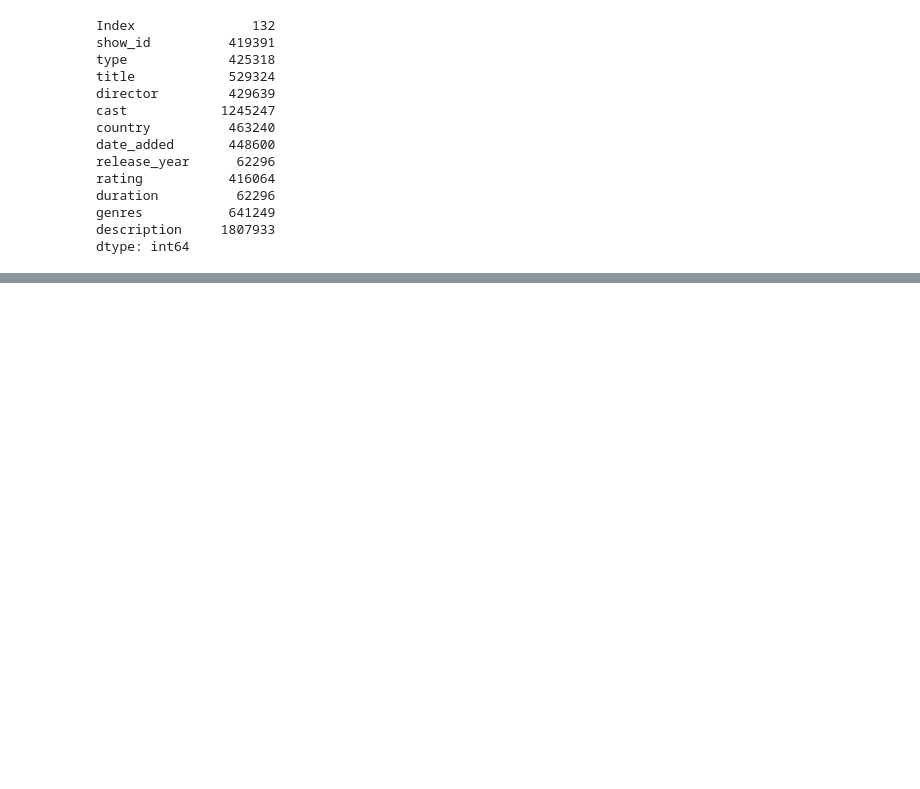
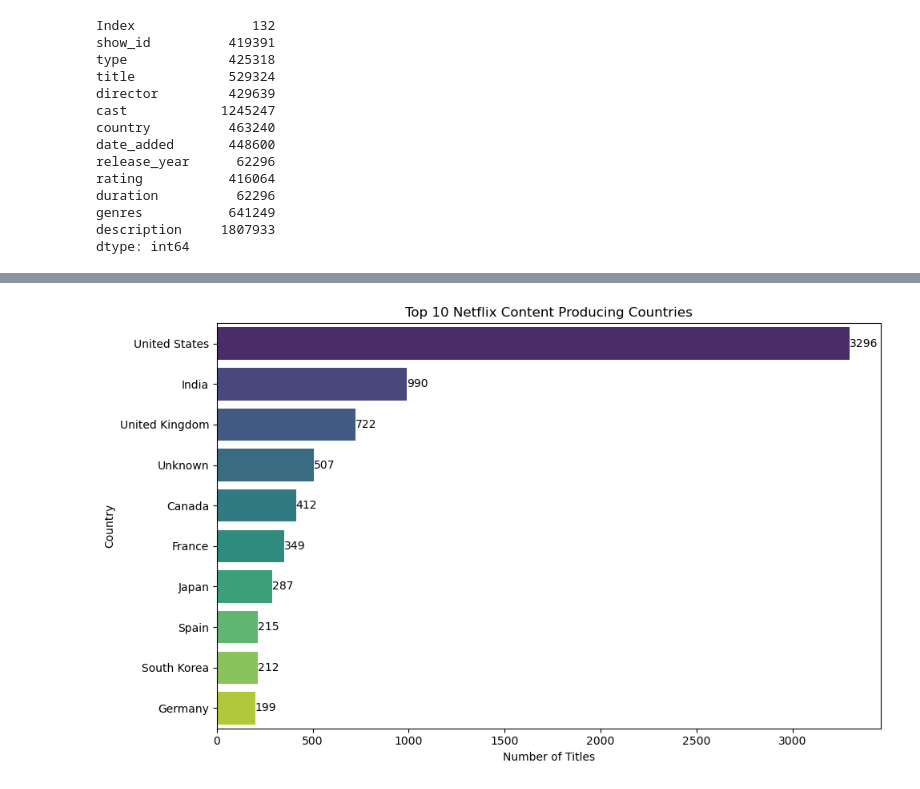
Before and after one commit to aryandhiman01/Netflix_Content_Intelligence, a Jupyter notebook: task.ipynb, the cells around one changed output, grey strips where cells are left out. Drawn from its saved outputs; the diff is of its cells as text; code cells hidden in the pictures; blank space fills up the shorter version.

```diff
--- a/task.ipynb
+++ b/task.ipynb
@@ -240,0 +629,9 @@ df.sample(5, random_state=42)
+# %%
+# Split Multiple Countries
+country_data = (
+    df_clean["country"]
+    .str.split(", ")
+    .explode()
+)
+
+country_data.head()
@@ -240,0 +645,5 @@ df.sample(5, random_state=42)
+# %%
+# Count Content by Country
+country_count = country_data.value_counts()
+
+country_count.head(10)
@@ -240,0 +663,4 @@ df.sample(5, random_state=42)
+# %%
+top10_country = country_count.head(10)
+
+top10_country
@@ -240,0 +722,24 @@ df.sample(5, random_state=42)
+# %%
+# Horizontal Bar Chart
+plt.figure(figsize=(10,6))
+
+ax = sns.barplot(
+    x=top10_country.values,
+    y=top10_country.index,
+    hue=top10_country.index,
+    palette="viridis",
+    legend=False
+)
+
+for container in ax.containers:
+    ax.bar_label(container)
+
+plt.title("Top 10 Netflix Content Producing Countries")
+plt.xlabel("Number of Titles")
+plt.ylabel("Country")
+
+plt.tight_layout()
+
+plt.show()
+# %% [output]
+[figure, added]
```
Also changed, not shown: parts of 136 cells of this notebook, 1 other file.
